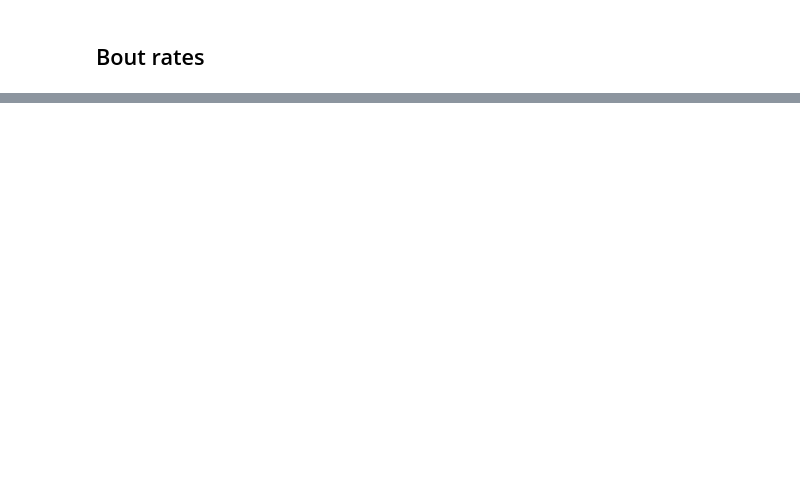
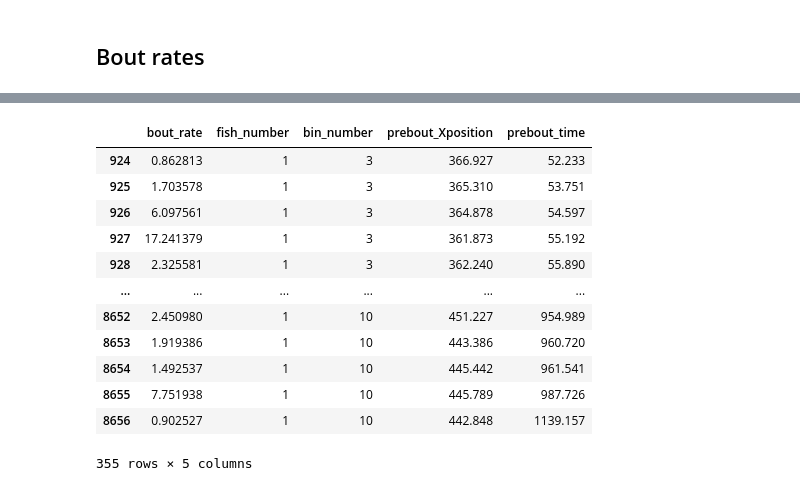
Before and after one commit to PaulaPflitsch/SleepPaper_code2023, a Jupyter notebook: Avoidance_analysis/Odor_sleep_data_oct2024.ipynb, the cells around one changed output, grey strips where cells are left out. Drawn from its saved outputs; the diff is of its cells as text; code cells hidden in the pictures; blank space fills up the shorter version.

```diff
--- a/Avoidance_analysis/Odor_sleep_data_oct2024.ipynb
+++ b/Avoidance_analysis/Odor_sleep_data_oct2024.ipynb
@@ -261,0 +119,39 @@ sem_bout_rate_difference_SD = sem(bout_rate_df_SD['bout_rate_difference'])
+# %%
+# Assuming you already loaded the dataframe with appropriate column names:
+bout_rates_ctrl.columns = ['bout_rate', 'fish_number', 'bin_number', 'prebout_Xposition', 'prebout_time']
+
+# Create left and right bin subsets
+left_df = bout_rates_ctrl[bout_rates_ctrl['bin_number'].between(1, 10)]
+right_df = bout_rates_ctrl[bout_rates_ctrl['bin_number'].between(36, 46)]
+print(left_df)
+
+
+# Count total bouts per fish (each row is a bout)
+left_bout_counts = left_df.groupby('fish_number').size().rename("total_bouts_left")
+print(left_bout_counts)
+right_bout_counts = right_df.groupby('fish_number').size().rename("total_bouts_right")
+
+# Calculate bout rate per fish using 1800s experiment time
+left_bout_rates = left_bout_counts.to_frame()
+right_bout_rates = right_bout_counts.to_frame()
+
+left_bout_rates["bout_rate_per_sec_left"] = left_bout_rates["total_bouts_left"] / 1800
+left_bout_rates["bout_rate_per_min_left"] = left_bout_rates["bout_rate_per_sec_left"] * 60
+print(left_bout_rates)
+
+right_bout_rates["bout_rate_per_sec_right"] = right_bout_rates["total_bouts_right"] / 1800
+right_bout_rates["bout_rate_per_min_right"] = right_bout_rates["bout_rate_per_sec_right"] * 60
+
+# Compute the mean bout rate per fish for left and right
+mean_left_bout_rate_min = left_bout_rates["bout_rate_per_min_left"].mean()
+SEM_left_bout_rate_min = sem(left_bout_rates["bout_rate_per_min_left"])
+
+mean_right_bout_rate_min = right_bout_rates["bout_rate_per_min_right"].mean()
+SEM_right_bout_rate_min = sem(right_bout_rates["bout_rate_per_min_right"])
+
+# Output results
+print("Left side mean bout rate:")
+print(f" {mean_left_bout_rate_min:.2f} bouts/min +/- {SEM_left_bout_rate_min:.4f}")
+
+print("\nRight side mean bout rate:")
+print(f" {mean_right_bout_rate_min:.2f} bouts/min +/- {SEM_right_bout_rate_min:.4f}")
@@ -262,3 +176,20 @@ sem_bout_rate_difference_SD = sem(bout_rate_df_SD['bout_rate_difference'])
+# %%
+# check for correctness
+left_df.loc[left_df['fish_number'] == 1]
+# %% [output]
+|  | bout_rate | fish_number | bin_number | prebout_Xposition | prebout_time |
+| 924 | 0.862813 | 1 | 3 | 366.927 | 52.233 |
+| 925 | 1.703578 | 1 | 3 | 365.310 | 53.751 |
+| 926 | 6.097561 | 1 | 3 | 364.878 | 54.597 |
+| 927 | 17.241379 | 1 | 3 | 361.873 | 55.192 |
+| 928 | 2.325581 | 1 | 3 | 362.240 | 55.890 |
+| ... | ... | ... | ... | ... | ... |
+| 8652 | 2.450980 | 1 | 10 | 451.227 | 954.989 |
+| 8653 | 1.919386 | 1 | 10 | 443.386 | 960.720 |
+| 8654 | 1.492537 | 1 | 10 | 445.442 | 961.541 |
+| 8655 | 7.751938 | 1 | 10 | 445.789 | 987.726 |
+| 8656 | 0.902527 | 1 | 10 | 442.848 | 1139.157 |
+355 rows × 5 columns
 # %%
 #a4_dims = (11.7, 8.27)
 #fig, ax = plt.subplots(figsize=a4_dims)
```
Also changed, not shown: parts of 23 cells of this notebook.
